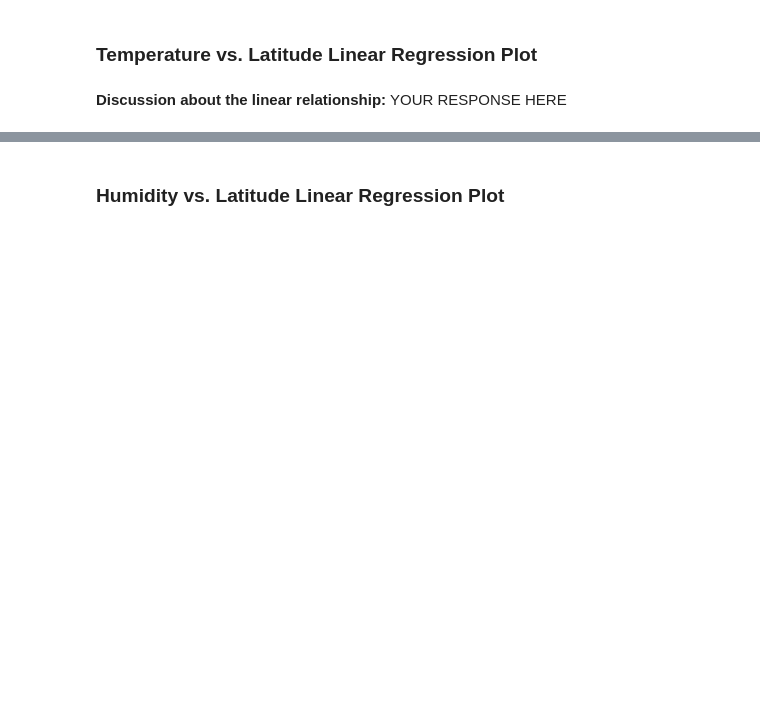
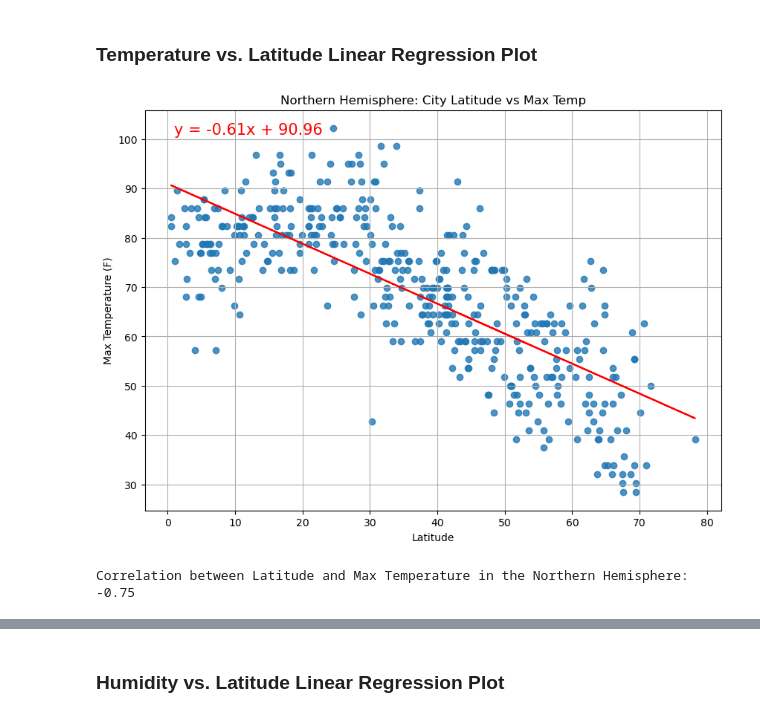
Before and after one commit to kimmiekc/python-api-challenge, a Jupyter notebook: WeatherPy/WeatherPy.ipynb, the cells around one changed output, grey strips where cells are left out. Cells and saved outputs as stored; diff of their text form; code cells hidden in the pictures; blank space fills up the shorter version.

```diff
--- a/WeatherPy/WeatherPy.ipynb
+++ b/WeatherPy/WeatherPy.ipynb
@@ -283,6 +350,6 @@ plt.show()
 # %%
 # Create a DataFrame with the Northern Hemisphere data (Latitude >= 0)
-# YOUR CODE HERE
+northern_hemi_df = city_data_df[city_data_df["Lat"] >= 0]
 
 # Display sample data
 northern_hemi_df.head()
@@ -303,2 +380,18 @@ southern_hemi_df.head()
-# %% [markdown]
-**Discussion about the linear relationship:** YOUR RESPONSE HERE
+# %%
+# Linear regression on Northern Hemisphere
+x_values = northern_hemi_df["Lat"]
+y_values = northern_hemi_df["Max Temp"]
+
+plot_linear_regression(
+    x_values,
+    y_values,
+    "Northern Hemisphere: City Latitude vs Max Temp",
+    "Latitude",
+    "Max Temperature (F)",
+    "../output_data/NH_Fig1_with_regression.png"
+)
+north_corr = northern_hemi_df["Lat"].corr(northern_hemi_df["Max Temp"])
+print(f"Correlation between Latitude and Max Temperature in the Northern Hemisphere: {north_corr:.2f}")
+# %% [output]
+[figure, added]
+Correlation between Latitude and Max Temperature in the Northern Hemisphere: -0.75
```
Also changed, not shown: parts of 35 cells of this notebook, 17 other files.
